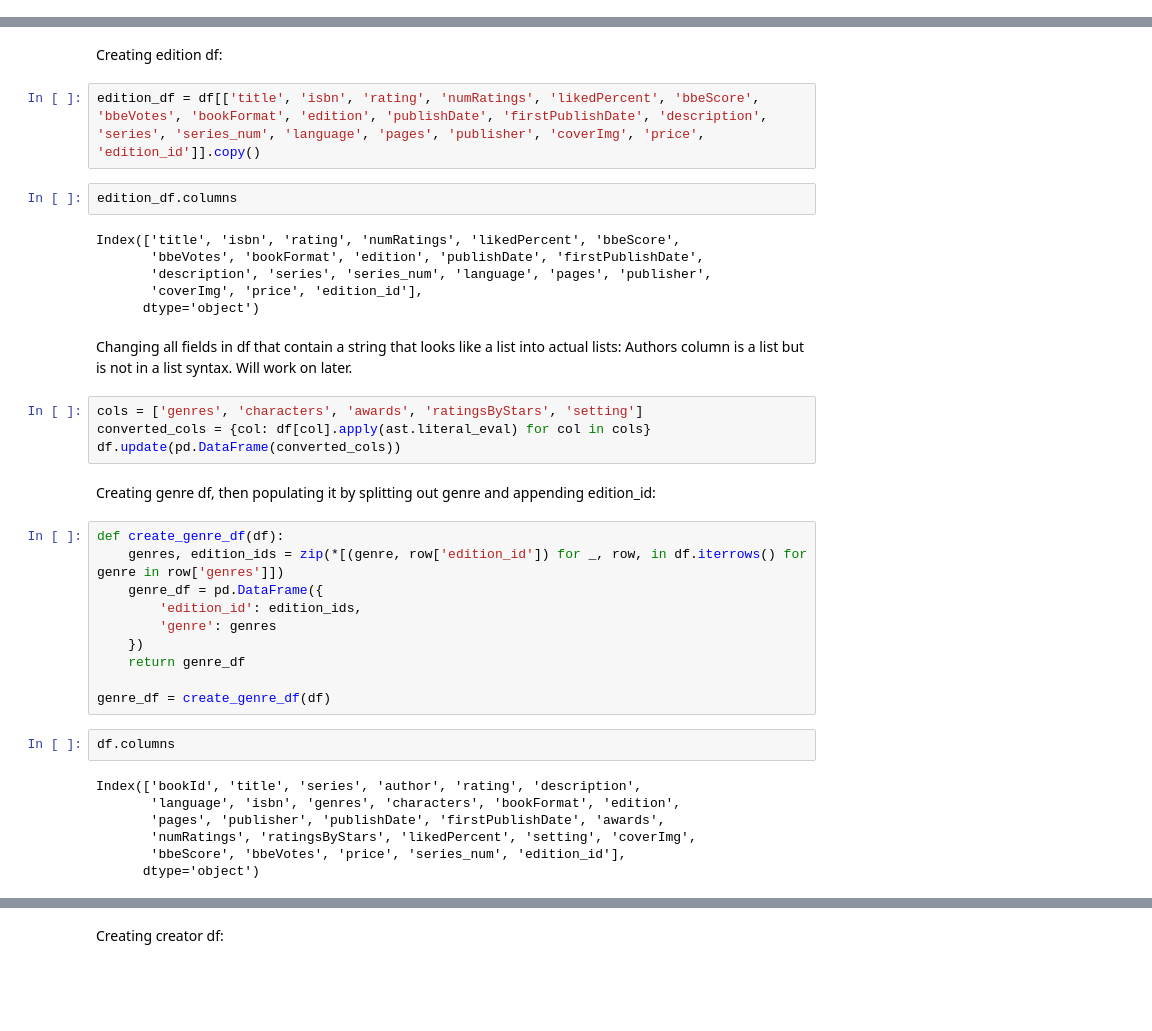
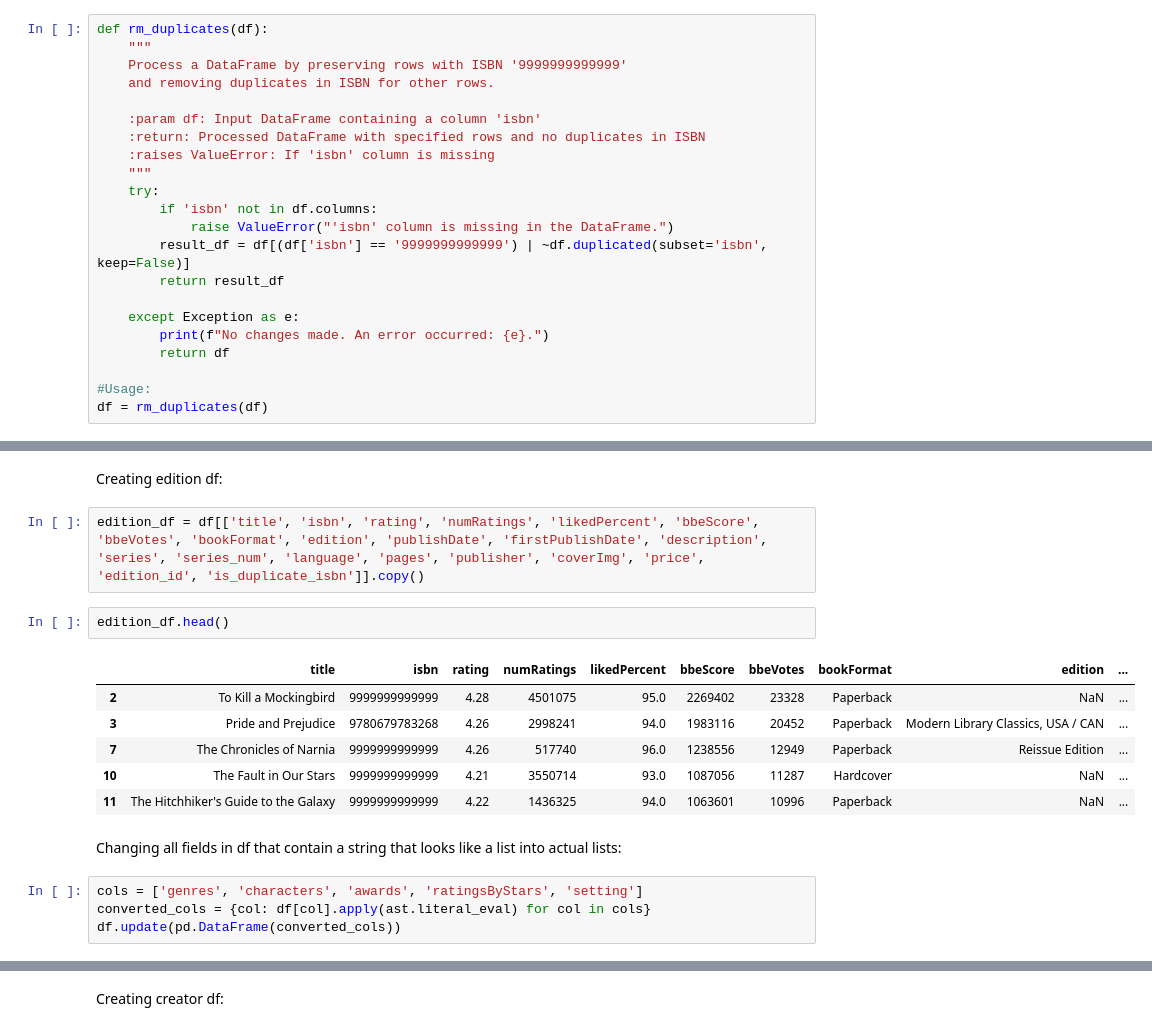
Before and after one commit to codeslp/books_db, a Jupyter notebook: src/books_db.ipynb, the cells around one changed output, grey strips where cells are left out. Saved outputs shown, nothing was run; the diff lists cells and outputs as text; blank space fills up the shorter version.

```diff
--- a/src/books_db.ipynb
+++ b/src/books_db.ipynb
@@ -118,3 +99,25 @@ df = pd.concat([df1, df2])
+# %%
+def rm_duplicates(df):
+    """
+    Process a DataFrame by preserving rows with ISBN '9999999999999'
+    and removing duplicates in ISBN for other rows.
+
+    :param df: Input DataFrame containing a column 'isbn'
+    :return: Processed DataFrame with specified rows and no duplicates in ISBN
+    :raises ValueError: If 'isbn' column is missing
+    """
+    try:
+        if 'isbn' not in df.columns:
+            raise ValueError("'isbn' column is missing in the DataFrame.")
+        result_df = df[(df['isbn'] == '9999999999999') | ~df.duplicated(subset='isbn', keep=False)]
+        return result_df
+
+    except Exception as e:
+        print(f"No changes made. An error occurred: {e}.")
+        return df
+
+#Usage:
+df = rm_duplicates(df)
 # %% [markdown]
 Removing all new lines (\n) and leading and trailing whitespace from all rows
 # %%
@@ -242,40 +239,19 @@ Index(['bookId', 'title', 'series', 'author', 'rating', 'description',
 # %% [markdown]
 Creating edition df:
 # %%
-edition_df = df[['title', 'isbn', 'rating', 'numRatings', 'likedPercent', 'bbeScore', 'bbeVotes', 'bookFormat', 'edition', 'publishDate', 'firstPublishDate', 'description', 'series', 'series_num', 'language', 'pages', 'publisher', 'coverImg', 'price', 'edition_id']].copy()
+edition_df = df[['title', 'isbn', 'rating', 'numRatings', 'likedPercent', 'bbeScore', 'bbeVotes', 'bookFormat', 'edition', 'publishDate', 'firstPublishDate', 'description', 'series', 'series_num', 'language', 'pages', 'publisher', 'coverImg', 'price', 'edition_id', 'is_duplicate_isbn']].copy()
 # %%
-edition_df.columns
+edition_df.head()
 # %% [output]
-Index(['title', 'isbn', 'rating', 'numRatings', 'likedPercent', 'bbeScore',
-       'bbeVotes', 'bookFormat', 'edition', 'publishDate', 'firstPublishDate',
-       'description', 'series', 'series_num', 'language', 'pages', 'publisher',
-       'coverImg', 'price', 'edition_id'],
-      dtype='object')
+|  | title | isbn | rating | numRatings | likedPercent | bbeScore | bbeVotes | bookFormat | edition | ... |
+| 2 | To Kill a Mockingbird | 9999999999999 | 4.28 | 4501075 | 95.0 | 2269402 | 23328 | Paperback | NaN | ... |
+| 3 | Pride and Prejudice | 9780679783268 | 4.26 | 2998241 | 94.0 | 1983116 | 20452 | Paperback | Modern Library Classics, USA / CAN | ... |
+| 7 | The Chronicles of Narnia | 9999999999999 | 4.26 | 517740 | 96.0 | 1238556 | 12949 | Paperback | Reissue Edition | ... |
+| 10 | The Fault in Our Stars | 9999999999999 | 4.21 | 3550714 | 93.0 | 1087056 | 11287 | Hardcover | NaN | ... |
+| 11 | The Hitchhiker's Guide to the Galaxy | 9999999999999 | 4.22 | 1436325 | 94.0 | 1063601 | 10996 | Paperback | NaN | ... |
 # %% [markdown]
 Changing all fields in df that contain a string that looks like a list into actual lists:
-Authors column is a list but is not in a list syntax. Will work on later.
 # %%
 cols = ['genres', 'characters', 'awards', 'ratingsByStars', 'setting']
 converted_cols = {col: df[col].apply(ast.literal_eval) for col in cols}
 df.update(pd.DataFrame(converted_cols))
-# %% [markdown]
-Creating genre df, then populating it by splitting out genre and appending edition_id:
-# %%
-def create_genre_df(df):
-    genres, edition_ids = zip(*[(genre, row['edition_id']) for _, row, in df.iterrows() for genre in row['genres']])
-    genre_df = pd.DataFrame({
-        'edition_id': edition_ids,
-        'genre': genres
-    })
-    return genre_df
-
-genre_df = create_genre_df(df)
-# %%
-df.columns
-# %% [output]
-Index(['bookId', 'title', 'series', 'author', 'rating', 'description',
-       'language', 'isbn', 'genres', 'characters', 'bookFormat', 'edition',
-       'pages', 'publisher', 'publishDate', 'firstPublishDate', 'awards',
-       'numRatings', 'ratingsByStars', 'likedPercent', 'setting', 'coverImg',
-       'bbeScore', 'bbeVotes', 'price', 'series_num', 'edition_id'],
-      dtype='object')
```
Also changed, not shown: parts of 53 cells of this notebook, 1 other file.
